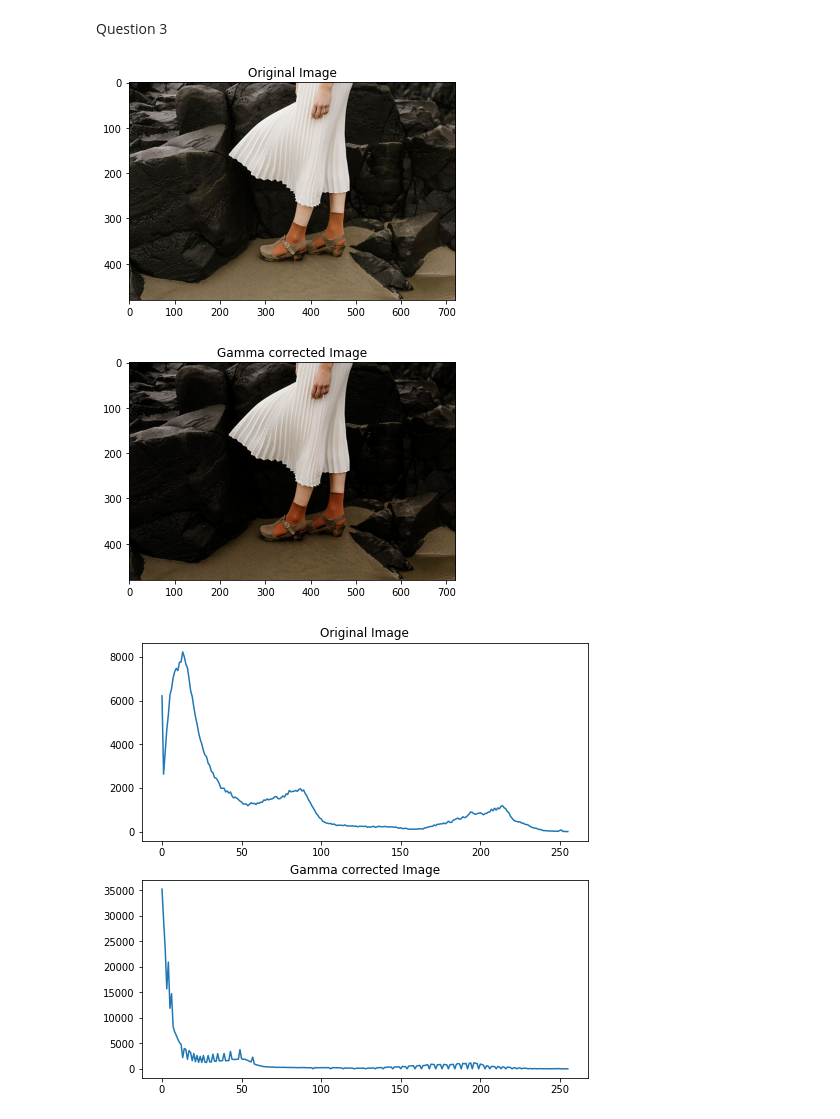
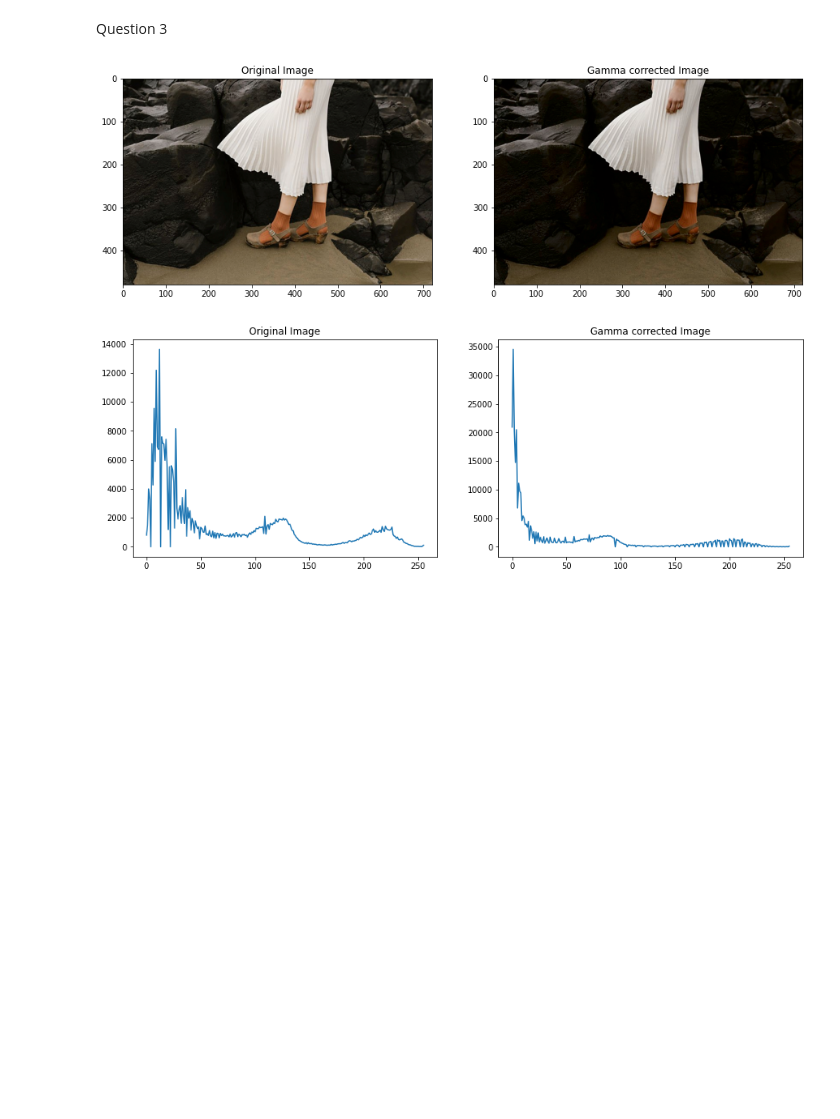
Before and after one commit to SenuriMR/EN2550---Fundamentals-of-Image-Processing-and-Machine-Vision, a Jupyter notebook: Assignment 1/Assignment_1.ipynb, the cells around one changed output. Drawn from its saved outputs; the diff is of its cells as text; code cells hidden in the pictures; blank space fills up the shorter version.

Commit message:
Assignment 1 - Applying gamma correction to the L plane and plotting the histogram

```diff
--- a/Assignment 1/Assignment_1.ipynb
+++ b/Assignment 1/Assignment_1.ipynb
@@ -100,45 +93,39 @@ Question 3
 # %%
 ### Part a ###
 
 f = cv.imread(r'./highlights_and_shadows.jpg', cv.IMREAD_COLOR)
 assert f is not None
 
+# Convert to L*a*b* color space
+f = cv.cvtColor(f, cv.COLOR_BGR2Lab)
+
+# Applying gamma correction
 gamma = 1.5
 table = np.array([(i/255.0)**(gamma)*255.0 for i in np.arange(0,256)]).astype('uint8')
+# Applying Gamma correction to the L field only
+L = cv.LUT(f[:,:,0],table).reshape(480,720,1)
 
-f_gamma = cv.LUT(f, table)
+f_gamma = np.concatenate([L,f[:,:,1:]],-1)
 
-fig,ax = plt.subplots()
-ax.imshow(cv.cvtColor(f, cv.COLOR_BGR2RGB))
+fig,ax = plt.subplots(1,2,figsize = (15,5))
+ax[0].imshow(cv.cvtColor(f, cv.COLOR_Lab2RGB))
+ax[0].set_title("Original Image")
 
-plt.title("Original Image")
+ax[1].imshow(cv.cvtColor(f_gamma, cv.COLOR_Lab2RGB))
+ax[1].set_title("Gamma corrected Image")
 plt.show()
-
-fig,ax = plt.subplots()
-ax.imshow(cv.cvtColor(f_gamma, cv.COLOR_BGR2RGB))
-plt.title("Gamma corrected Image")
-plt.show()
-
-cv.imshow('Image',f)
-cv.waitKey(0)
-
-cv.imshow('Image',f_gamma)
-cv.waitKey(0)
-
-cv.destroyAllWindows()
 
 ### Part b ###
 
-hist_f = cv.calcHist([f],[0], None,[256],[0,256])
-hist_f_gamma = cv.calcHist([f_gamma],[0], None,[256],[0,256])
+hist_f = cv.calcHist([f],[0], None,[256],[0,256]) # Original Histogram
+hist_f_gamma = cv.calcHist([f_gamma],[0], None,[256],[0,256]) # Corrected Histogram
 
-fig,ax = plt.subplots(2,1,figsize=(8,8))
+fig,ax = plt.subplots(1,2,figsize=(15,5))
 ax[0].set_title("Original Image")
 ax[0].plot(hist_f)
 ax[1].set_title("Gamma corrected Image")
 ax[1].plot(hist_f_gamma)
 plt.show()
 # %% [output]
-[figure, old version]
+[figure, new version]
-[figure, old version]
+[figure, new version]
-[figure, removed]
```
Also changed, not shown: parts of 3 cells of this notebook.
